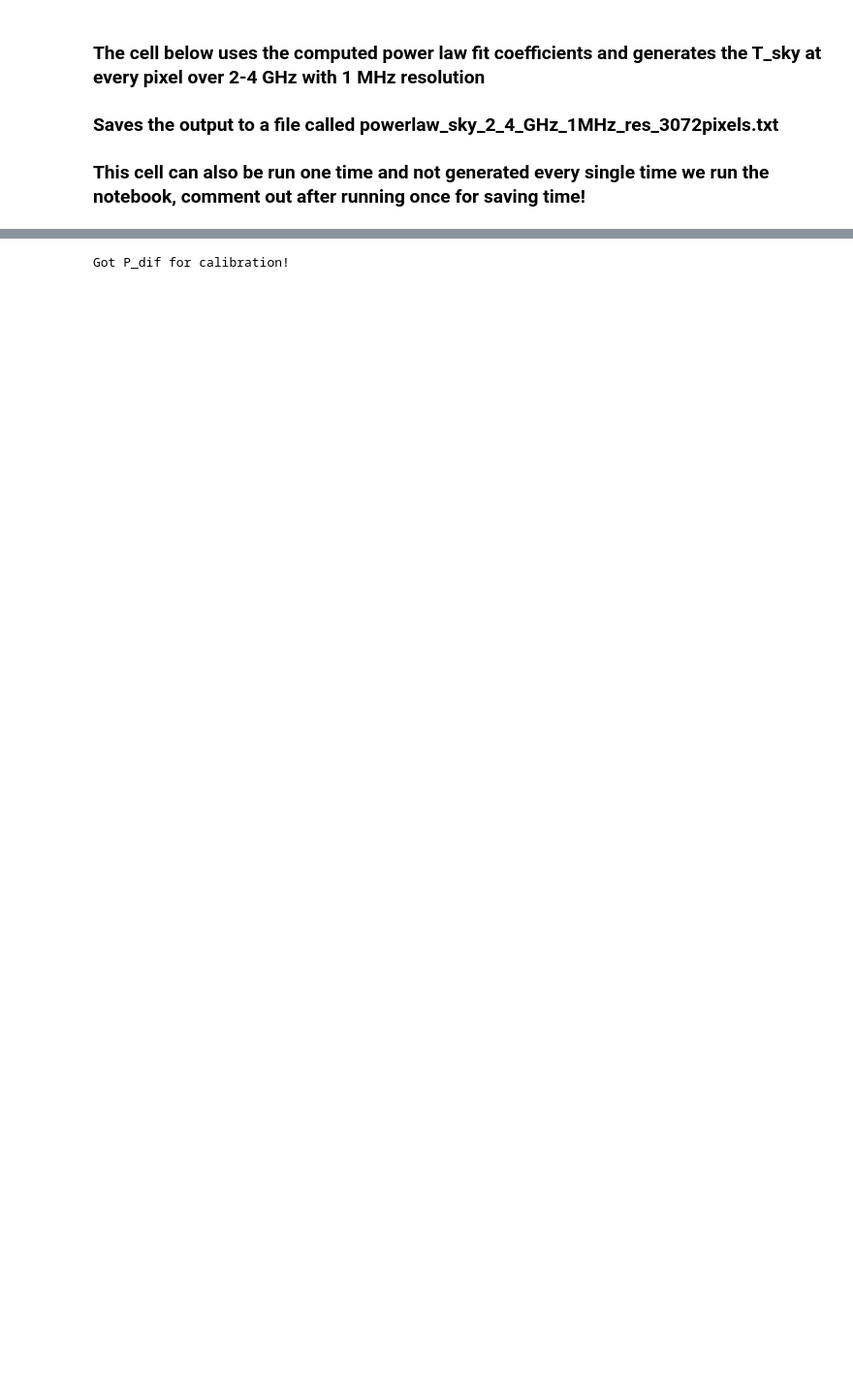
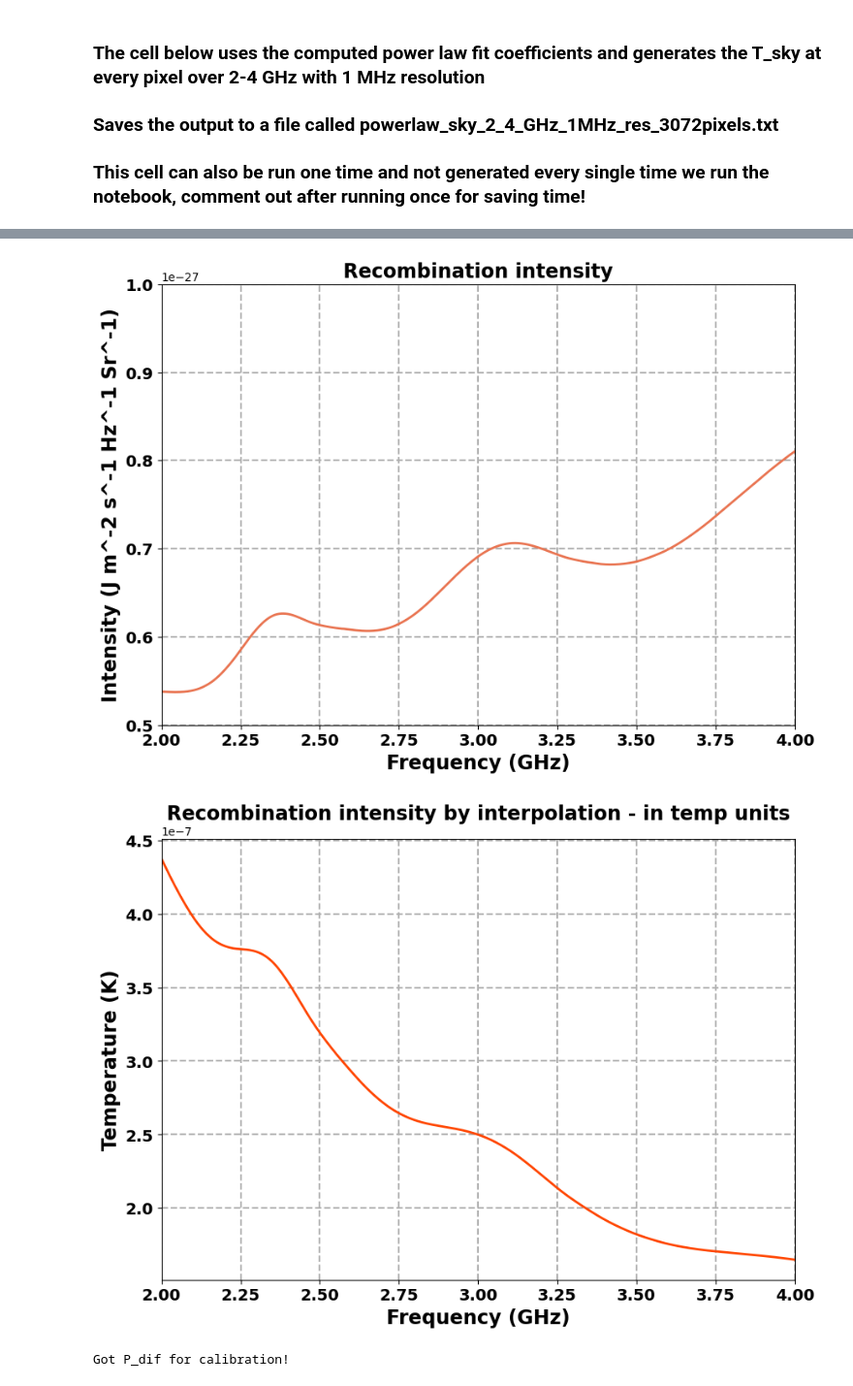
Before and after one commit to mayurisrao/APSERa, a Jupyter notebook: sky_spectrum_simulation_power_law_model.ipynb, the cells around one changed output, grey strips where cells are left out. Shown at 97% size. Saved outputs shown, nothing was run; the diff lists cells and outputs as text; code cells hidden in the pictures; blank space fills up the shorter version.

```diff
--- a/sky_spectrum_simulation_power_law_model.ipynb
+++ b/sky_spectrum_simulation_power_law_model.ipynb
@@ -296,3 +296,43 @@ print(ts)
+# %%
+recomb_file = os.path.join(file_input_path,'total_spec_new.txt')
+df = pd.read_csv(recomb_file,sep= "    " ,header = None)
+df.reset_index(drop=True, inplace=True)
+df.columns = ["Frequency","Intensity"]
+x = df["Frequency"]
+y= df["Intensity"]
+ius = InterpolatedUnivariateSpline(x, y)   #1-D interpolating spline for a given set of data points; default k=3 being cubic spline
+CRR_int = ius(freq)
+# %%
+plt.figure(figsize=(10, 7))
+#plt.plot((df['Frequency']), (df['Intensity']),linewidth=2)
+plt.plot(freq, CRR_int,linewidth=2,color='#E97451') #orangered')
+plt.title('Recombination intensity', fontsize='xx-large', fontweight='bold')
+plt.xlabel('Frequency (GHz)', fontsize='xx-large', fontweight='bold')
+plt.ylabel('Intensity (J m^-2 s^-1 Hz^-1 Sr^-1)', fontsize='xx-large', fontweight='bold')
+plt.xlim([f_start,f_stop])
+plt.ylim([0.5e-27,1e-27])
+plt.xticks(fontsize = 14, fontweight='bold')
+plt.yticks(fontsize = 14, fontweight='bold')
+plt.grid(linewidth=1.5, linestyle='--')
+plt.show()
+
+
+#In terms of temperature
+temp_recom=((c**2)*CRR_int)/(2*k*(freq**2)*1e18)
+plt.figure(figsize=(10, 7))
+plt.title('Recombination intensity by interpolation - in temp units', fontsize='xx-large', fontweight='bold')
+plt.plot(freq, temp_recom,linewidth=2,color='orangered')
+plt.xlabel('Frequency (GHz)', fontsize='xx-large', fontweight='bold')
+plt.ylabel('Temperature (K)', fontsize='xx-large', fontweight='bold')
+plt.xlim([f_start,f_stop])
+# plt.ylim([0.5e-27,1e-27])
+plt.xticks(fontsize = 14, fontweight='bold')
+plt.yticks(fontsize = 14, fontweight='bold')
+plt.grid(linewidth=1.5, linestyle='--')
+plt.show()
+# %% [output]
+[figure, added]
+[figure, added]
 # %%
 #P_hot and P_cold for calibration
 P_hot = (2*h*freq*1e9)/(np.exp((h*freq*1e9)/(k*T_hot))-1)
```
Also changed, not shown: parts of 24 cells of this notebook.
